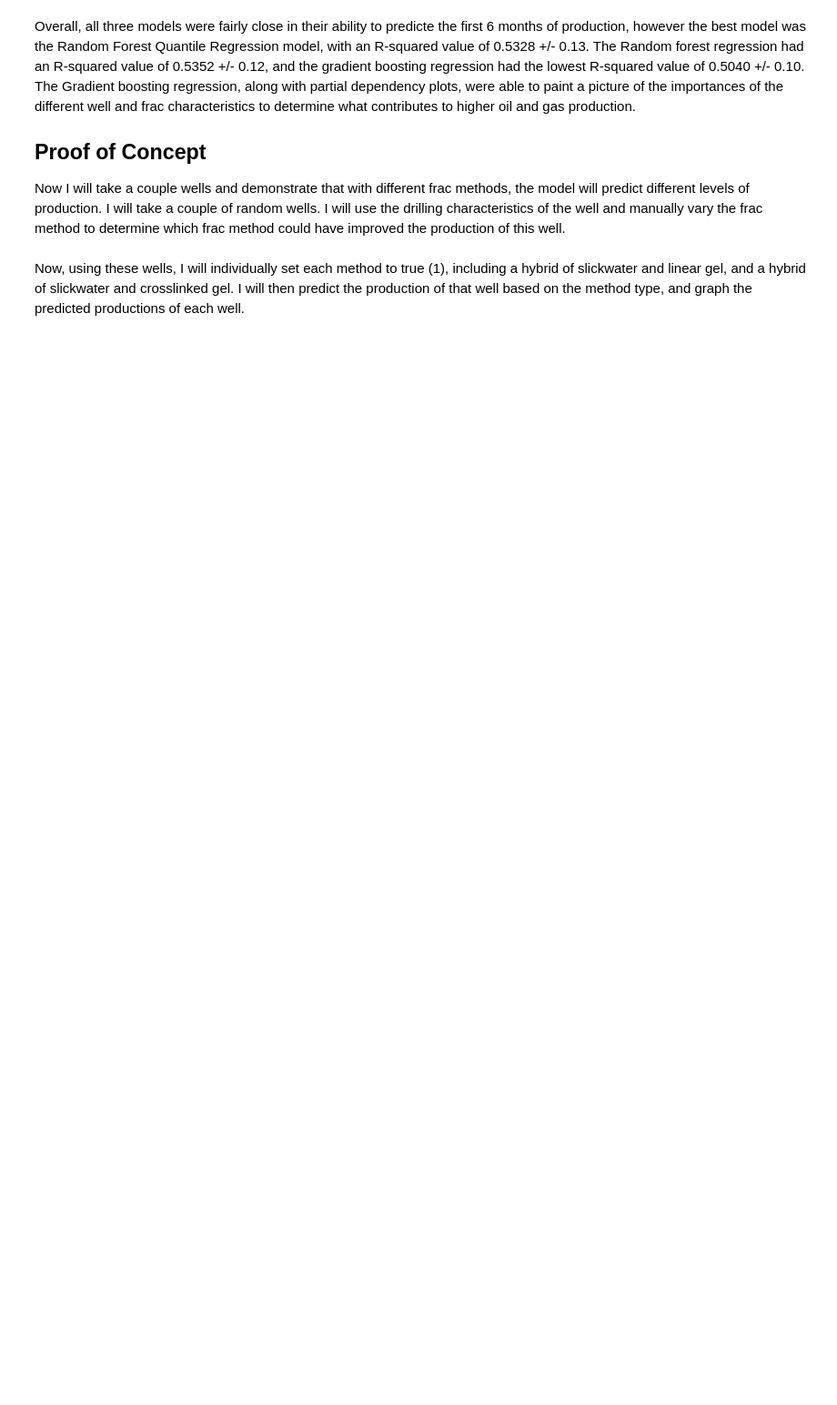
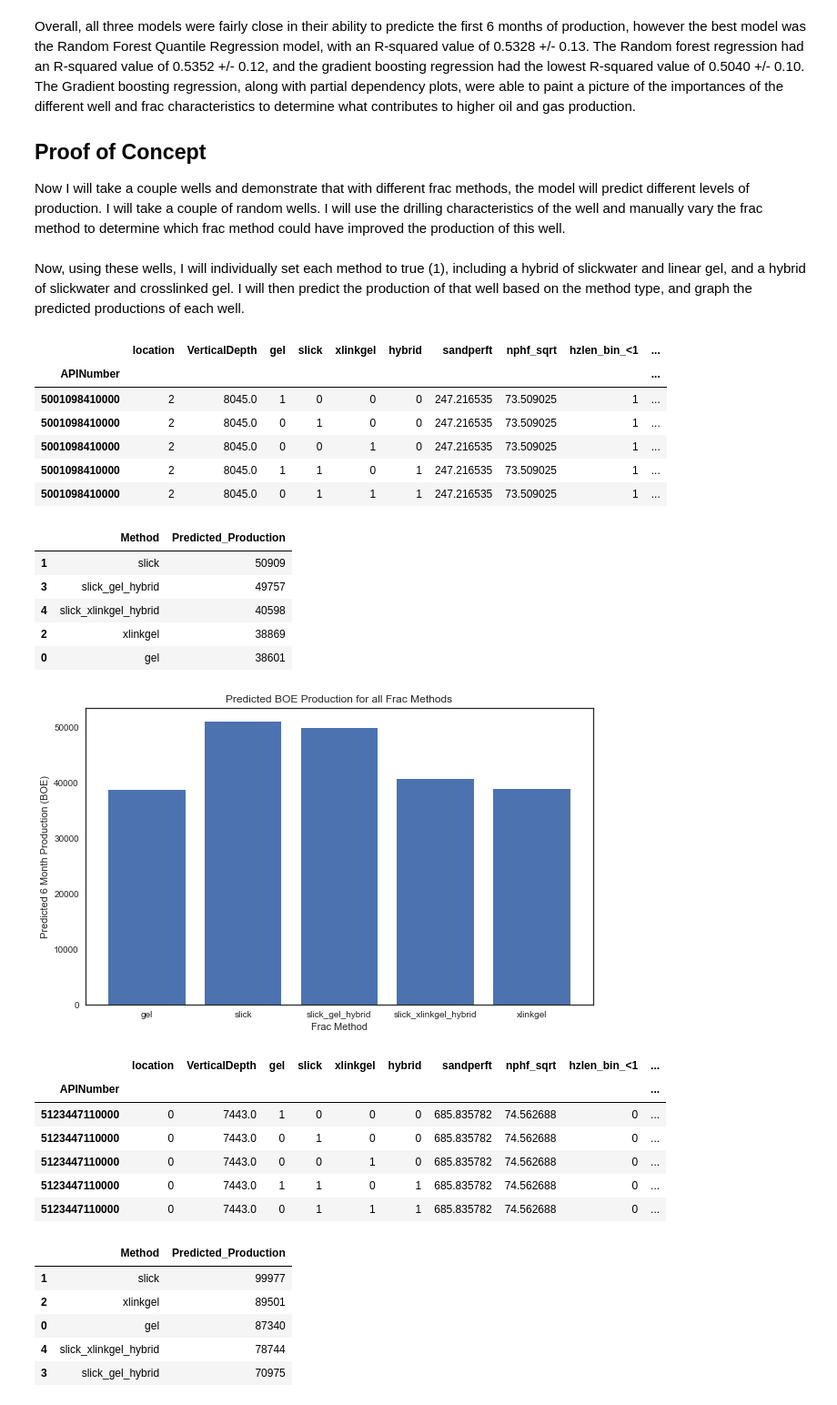
Before and after one commit to ephs08kmp/Frac_Production, a Jupyter notebook: 1_Frac_Production_Summary.ipynb, the cells around one changed output. Shown at 91% size. Drawn from its saved outputs; the diff is of its cells as text; code cells hidden in the pictures; blank space fills up the shorter version.

```diff
--- a/1_Frac_Production_Summary.ipynb
+++ b/1_Frac_Production_Summary.ipynb
@@ -900,14 +895,10 @@ Overall, all three models were fairly close in their ability to predicte the fir
 ## Proof of Concept
 Now I will take a couple wells and demonstrate that with different frac methods, the model will predict different levels of production. I will take a couple of random wells.  I will use the drilling characteristics of the well and manually vary the frac method to determine which frac method could have improved the production of this well.
 # %%
-poc_wells = [5001098410000, 5123447110000]
+poc_wells = [X_train[X_train.index==5001098410000], X_test[X_test.index==5123447110000]]
 # %% [markdown]
 Now, using these wells, I will individually set each method to true (1), including a hybrid of slickwater and linear gel, and a hybrid of slickwater and crosslinked gel. I will then predict the production of that well based on the method type, and graph the predicted productions of each well.
 # %%
-# Creating data frame for the proof of concept wells and a data frame to store the predicted production
-poc = pd.DataFrame()
-preds = pd.DataFrame(columns=['Method','Predicted_Production'])
-
 # Identifying all methods
 methods = ['gel','slick','xlinkgel']
 
@@ -915,43 +906,84 @@ methods = ['gel','slick','xlinkgel']
 hybrids = ['gel', 'xlinkgel']
 
 for well in poc_wells:
+
+    # Creating data frame for the proof of concept wells and a data frame to store the predicted production
+    poc = pd.DataFrame()
+    preds = pd.DataFrame(columns=['Method','Predicted_Production'])
+
     for method in methods:
-        well_ex = cofeats2[cofeats2.index==5005072500000]
+        # Re-setting all methods to 0
+        well['slick'] = 0
+        well['gel'] = 0
+        well['xlinkgel'] = 0
+        well['hybrid'] = 0
+
+        well_ex = well
         # Setting each method to 1
-        well_ex['slick'] = 0
         well_ex[method] = 1
         # Appending the well to the data frame
         poc = poc.append(well_ex)
         # Predicting the production of that method
-        pred = rfqr_grid.predict(well_ex)
+        pred = rfr_grid.predict(well_ex)
         # Appending the predicted production and method
         preds = preds.append({'Method':method, 'Predicted_Production':int(pred)}, ignore_index=True)
 
+    for hybrid in hybrids:
+        # Re-setting all gel methods to 0
+        well['gel'] = 0
+        well['xlinkgel'] = 0
 
-    for hybrid in hybrids:
-        well_ex = cofeats2[cofeats2.index==5005072500000]
+        well_ex = well
         # Setting hybrid and slick to 1 (all hybrids are a hybrid of slickwater and something else)
         well_ex['hybrid'] = 1
         well_ex['slick'] = 1
         # Setting the second hybrid ingredient to 1 and appending to the data frame
         well_ex[hybrid] = 1
         poc = poc.append(well_ex)
         # Predicting the production of that method
-        pred = rfqr_grid.predict(well_ex)
+        pred = rfr_grid.predict(well_ex)
         # Appending the predicted production and method
         preds = preds.append({'Method':'slick_'+ hybrid + '_hybrid', 'Predicted_Production':int(pred)}, ignore_index=True)
 
+
     # Predicting based on existing no-method fracing
     well_pred = rfqr_grid.predict(well)
-    preds = preds.append({'Method':'No Method', 'Predicted_Production': int(well_pred)}, ignore_index=True)
 
     display(poc)
     # Sorting predicted values
     display(preds.sort_values('Predicted_Production', ascending=False))
 
     plt.figure(figsize=(10,6))
     plt.bar(preds['Method'], height=preds['Predicted_Production'])
     plt.xlabel('Frac Method')
     plt.ylabel('Predicted 6 Month Production (BOE)')
     plt.title('Predicted BOE Production for all Frac Methods')
     plt.show()
+# %% [output]
+|  | location | VerticalDepth | gel | slick | xlinkgel | hybrid | sandperft | nphf_sqrt | hzlen_bin_<1 | ... |
+| APINumber |  |  |  |  |  |  |  |  |  | ... |
+| 5001098410000 | 2 | 8045.0 | 1 | 0 | 0 | 0 | 247.216535 | 73.509025 | 1 | ... |
+| 5001098410000 | 2 | 8045.0 | 0 | 1 | 0 | 0 | 247.216535 | 73.509025 | 1 | ... |
+| 5001098410000 | 2 | 8045.0 | 0 | 0 | 1 | 0 | 247.216535 | 73.509025 | 1 | ... |
+| 5001098410000 | 2 | 8045.0 | 1 | 1 | 0 | 1 | 247.216535 | 73.509025 | 1 | ... |
+| 5001098410000 | 2 | 8045.0 | 0 | 1 | 1 | 1 | 247.216535 | 73.509025 | 1 | ... |
+|  | Method | Predicted_Production |
+| 1 | slick | 50909 |
+| 3 | slick_gel_hybrid | 49757 |
+| 4 | slick_xlinkgel_hybrid | 40598 |
+| 2 | xlinkgel | 38869 |
+| 0 | gel | 38601 |
+[figure, added]
+|  | location | VerticalDepth | gel | slick | xlinkgel | hybrid | sandperft | nphf_sqrt | hzlen_bin_<1 | ... |
+| APINumber |  |  |  |  |  |  |  |  |  | ... |
+| 5123447110000 | 0 | 7443.0 | 1 | 0 | 0 | 0 | 685.835782 | 74.562688 | 0 | ... |
+| 5123447110000 | 0 | 7443.0 | 0 | 1 | 0 | 0 | 685.835782 | 74.562688 | 0 | ... |
+| 5123447110000 | 0 | 7443.0 | 0 | 0 | 1 | 0 | 685.835782 | 74.562688 | 0 | ... |
+| 5123447110000 | 0 | 7443.0 | 1 | 1 | 0 | 1 | 685.835782 | 74.562688 | 0 | ... |
+| 5123447110000 | 0 | 7443.0 | 0 | 1 | 1 | 1 | 685.835782 | 74.562688 | 0 | ... |
+|  | Method | Predicted_Production |
+| 1 | slick | 99977 |
+| 2 | xlinkgel | 89501 |
+| 0 | gel | 87340 |
+| 4 | slick_xlinkgel_hybrid | 78744 |
+| 3 | slick_gel_hybrid | 70975 |
```
Also changed, not shown: parts of 15 cells of this notebook.
